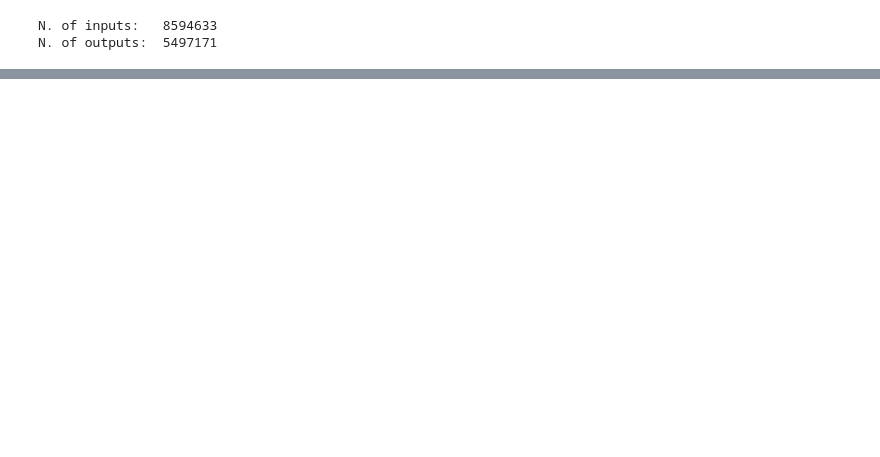
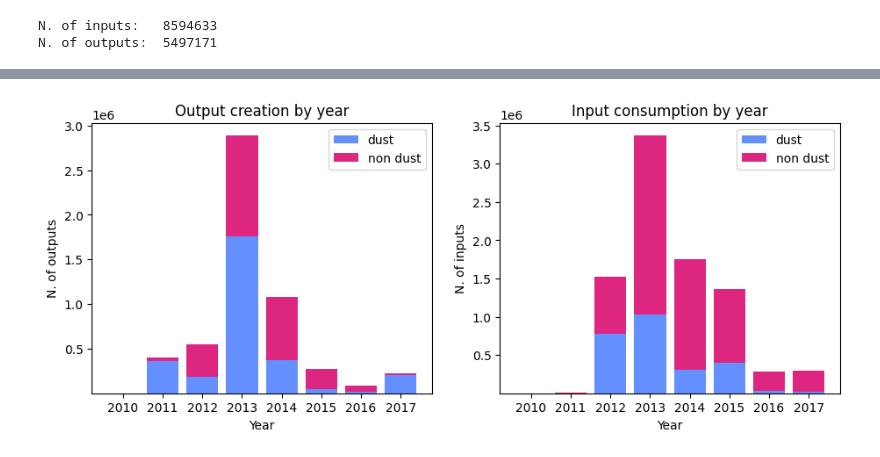
Before and after one commit to mloporchio/DustAnalysis, a Jupyter notebook: stats.ipynb, the cells around one changed output, grey strips where cells are left out. Cells and saved outputs as stored; diff of their text form; code cells hidden in the pictures; blank space fills up the shorter version.

```diff
--- a/stats.ipynb
+++ b/stats.ipynb
@@ -193,0 +255,27 @@ plt.show()
+# %%
+outputs_dust_year = outputs_dust.groupby([outputs_dust.timestamp.dt.year]).count()['txId'].rename('count')
+outputs_non_dust_year = outputs_non_dust.groupby([outputs_non_dust.timestamp.dt.year]).count()['txId'].rename('count')
+inputs_dust_year = inputs_dust.groupby([inputs_dust.timestamp.dt.year]).count()['txId'].rename('count')
+inputs_non_dust_year = inputs_non_dust.groupby([inputs_non_dust.timestamp.dt.year]).count()['txId'].rename('count')
+# %%
+fig = plt.figure(figsize=(11,4))
+
+ax1 = fig.add_subplot(1, 2, 1)
+ax1.set_title('Output creation by year')
+ax1.set_xlabel('Year')
+ax1.set_ylabel('N. of outputs')
+ax1.bar(outputs_dust_year.index, outputs_dust_year, color='#648fff', label='dust')
+ax1.bar(outputs_non_dust_year.index, outputs_non_dust_year, color='#dc267f', label='non dust', bottom=outputs_dust_year)
+ax1.legend(loc='upper right')
+
+ax2 = fig.add_subplot(1, 2, 2)
+ax2.set_title('Input consumption by year')
+ax2.set_xlabel('Year')
+ax2.set_ylabel('N. of inputs')
+ax2.bar(inputs_dust_year.index, inputs_dust_year, color='#648fff', label='dust')
+ax2.bar(inputs_non_dust_year.index, inputs_non_dust_year, color='#dc267f', label='non dust', bottom=inputs_dust_year)
+ax2.legend(loc='upper right')
+
+plt.show()
+# %% [output]
+[figure, added]
```
Also changed, not shown: parts of 31 cells of this notebook, 35 other files.
